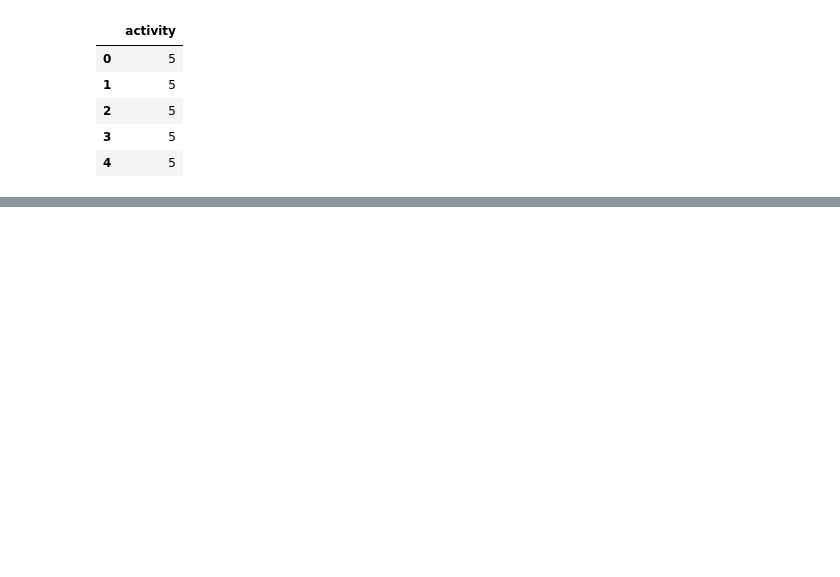
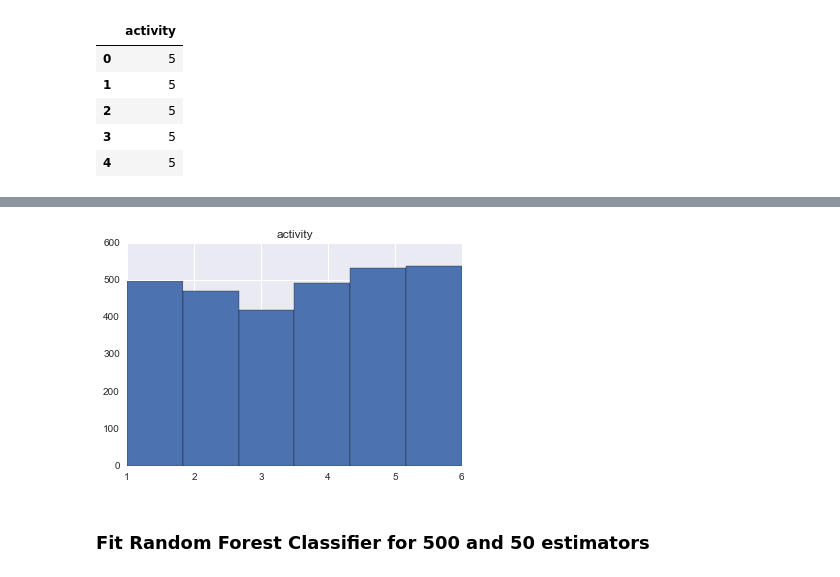
Before and after one commit to danielstallworthmit/thinkful, a Jupyter notebook: datascience/predict/Random Forest.ipynb, the cells around one changed output, grey strips where cells are left out. Cells and saved outputs as stored; diff of their text form; code cells hidden in the pictures; blank space fills up the shorter version.

```diff
--- a/datascience/predict/Random Forest.ipynb
+++ b/datascience/predict/Random Forest.ipynb
@@ -64 +85,9 @@ y_train.head()
+# %%
+y_test.hist(bins=6)
+plt.xlim(1,6)
+plt.show()
+# %% [output]
+[figure, added]
+# %% [markdown]
+### Fit Random Forest Classifier for 500 and 50 estimators
 # %%
```
Also changed, not shown: parts of 25 cells of this notebook.
